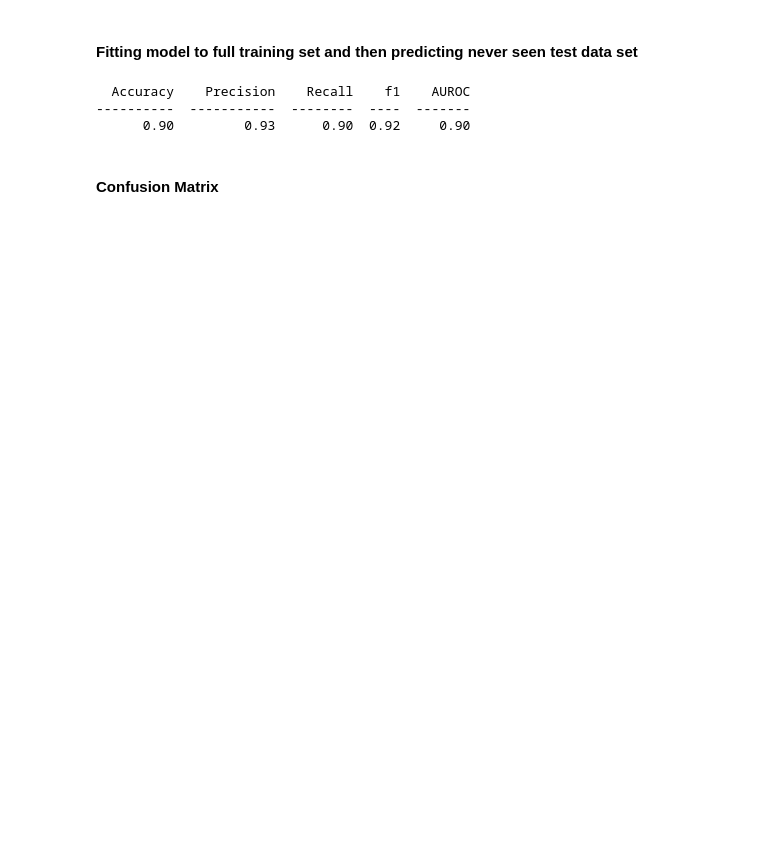
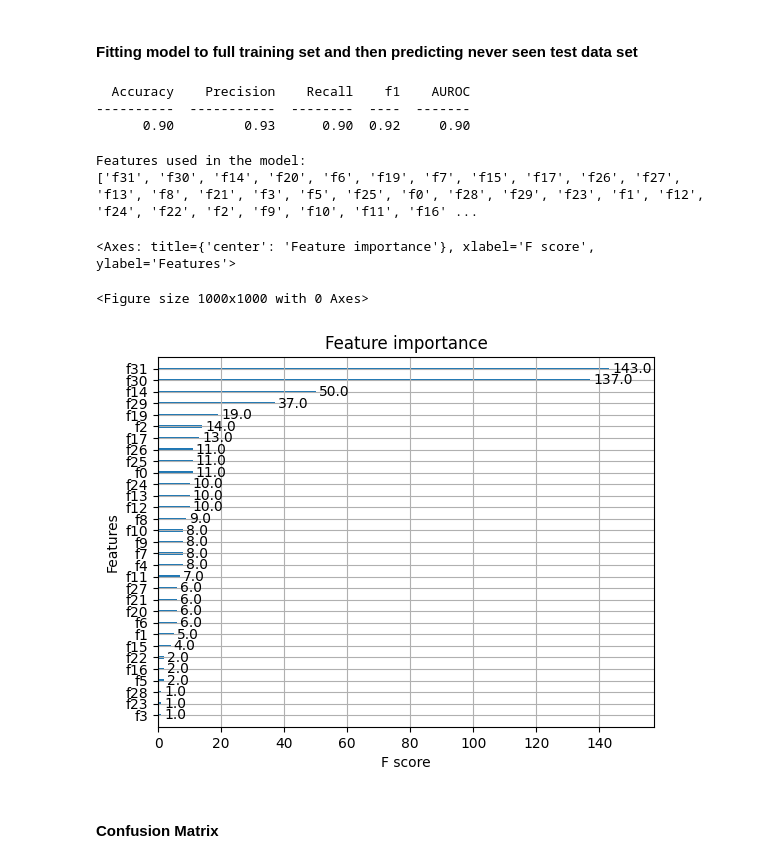
Before and after one commit to c-patrom/Student-Performance-Predictor, a Jupyter notebook: stu_perf_models.ipynb, the cells around one changed output. Drawn from its saved outputs; the diff is of its cells as text; code cells hidden in the pictures; blank space fills up the shorter version.

```diff
--- a/stu_perf_models.ipynb
+++ b/stu_perf_models.ipynb
@@ -23,7 +23,7 @@ import xgboost as xgb
 # %% [markdown]
 ### All preprocessing done in stu_perf_eda.ipynb
 # %%
-all_stu = pd.read_csv("/Users/connorpatrom/introToDataScience/project/Student-Performance-Predictor/data/encoded_student_per.csv")
+all_stu = pd.read_csv("~/introToDataScience/project/Student-Performance-Predictor/data/encoded_student_per.csv")
 # %% [markdown]
 ### Creating Train/Test Split and k-fold CV
 # %%
@@ -103,7 +103,7 @@ print(tabulate(results, headers=headers, floatfmt=".2f"))
 #### Fitting model to full training set and then predicting never seen test data set
 # %%
 header = ["Accuracy", "Precision", "Recall", "f1", "AUROC"] # headers for metric table
-clf_rf = RandomForestClassifier(n_estimators=100, max_depth=1)
+clf_rf = RandomForestClassifier(n_estimators=100, max_depth=3)
 clf_rf.fit(x_train, y_train)
 predict = clf_rf.predict(x_test)
 
@@ -171,6 +198,26 @@ print(tabulate(results, headers=header, floatfmt=".2f"))
   Accuracy    Precision    Recall    f1    AUROC
 ----------  -----------  --------  ----  -------
       0.90         0.93      0.90  0.92     0.90
+# %%
+importance_scores = clf_xg.get_booster().get_score(importance_type='gain')
+sorted_scores = sorted(importance_scores.items(), key=lambda x: x[1], reverse=True)
+
+# Get a list of feature names in the order of decreasing importance scores
+feature_names = [x[0] for x in sorted_scores]
+
+# Print the list of feature names used in the model
+print("Features used in the model:")
+print(feature_names)
+# %% [output]
+Features used in the model:
+['f31', 'f30', 'f14', 'f20', 'f6', 'f19', 'f7', 'f15', 'f17', 'f26', 'f27', 'f13', 'f8', 'f21', 'f3', 'f5', 'f25', 'f0', 'f28', 'f29', 'f23', 'f1', 'f12', 'f24', 'f22', 'f2', 'f9', 'f10', 'f11', 'f16' ...
+# %%
+plt.figure(figsize=(10, 10))
+xgb.plot_importance(clf_xg)
+# %% [output]
+<Axes: title={'center': 'Feature importance'}, xlabel='F score', ylabel='Features'>
+<Figure size 1000x1000 with 0 Axes>
+[figure, added]
 # %% [markdown]
 #### Confusion Matrix
 # %%
```
Also changed, not shown: parts of 9 cells of this notebook, 1 other file.
